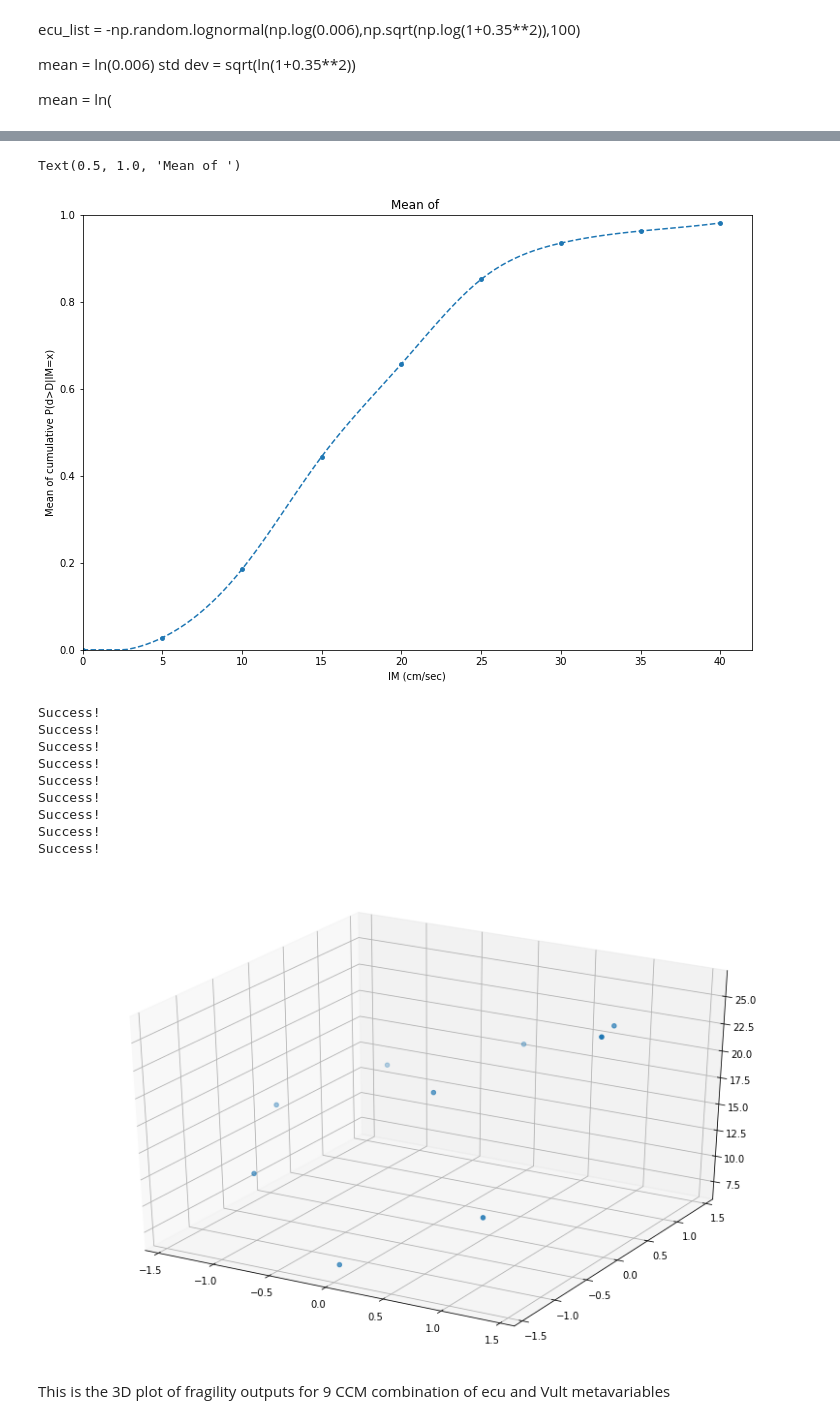
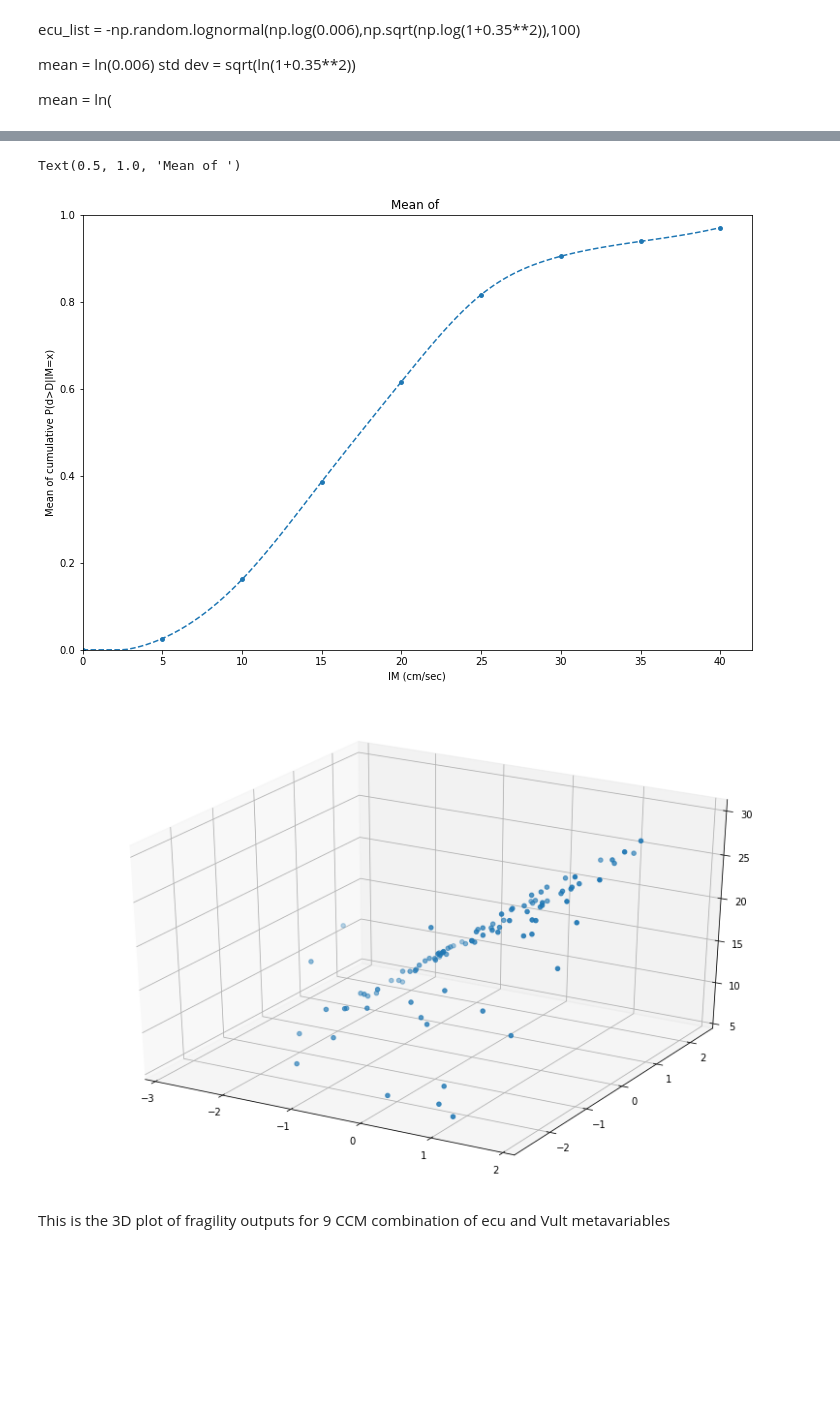
Before and after one commit to mtareqsoliman/msthesis, a Jupyter notebook: 100ML_10282022.ipynb, the cells around one changed output, grey strips where cells are left out. Cells and saved outputs as stored; diff of their text form; code cells hidden in the pictures; blank space fills up the shorter version.

```diff
--- a/100ML_10282022.ipynb
+++ b/100ML_10282022.ipynb
@@ -96,8 +84,8 @@ from scipy.interpolate import make_interp_spline
 
 fig, ax = plt.subplots(figsize=(12,8))
         # 100 points of x,    interpolation for the curve,                                                              clearing non-zeroes
-ax.plot(np.linspace(0,40,100),make_interp_spline(np.arange(0,45,5),np.mean(NLTHA9_pivot,axis=0))(np.linspace(0,40,100)).clip(0),linestyle='--')
-ax.scatter(np.arange(0,45,5),np.mean(NLTHA9_pivot,axis=0),s=15)
+ax.plot(np.linspace(0,40,100),make_interp_spline(np.arange(0,45,5),np.mean(NLTHA100_pivot,axis=0))(np.linspace(0,40,100)).clip(0),linestyle='--')
+ax.scatter(np.arange(0,45,5),np.mean(NLTHA100_pivot,axis=0),s=15)
 # do not forget to make the straight line between 0 and 5
 
 
@@ -108,16 +96,16 @@ ax.set_ylabel('Mean of cumulative P(d>D|IM=x)')   ## Mean or median?????????????
 ax.set_title('Mean of ') ### Title is not ready
 # %% [output]
 Text(0.5, 1.0, 'Mean of ')
-[figure, old version]
+[figure, new version]
 # %%
 
 ##pivot_numpy = np.concatenate((np.zeros(9)[:, np.newaxis], pivot_numpy), axis=1)
-ecu_9_alpha_frag, Vult_9_alpha_frag = zip(*NLTHA9_pivot.index.values)
-ecu_9_alpha_frag, Vult_9_alpha_frag = np.asarray(ecu_9_alpha_frag), np.asarray(Vult_9_alpha_frag)
+ecu_100_alpha_frag, Vult_100_alpha_frag = zip(*NLTHA100_pivot.index.values)
+ecu_100_alpha_frag, Vult_100_alpha_frag = np.asarray(ecu_100_alpha_frag), np.asarray(Vult_100_alpha_frag)
 
-result_9_list = []
-theta_9_list = []
-beta_9_list = []
+result_100_list = []
+theta_100_list = []
+beta_100_list = []
 
 IM = np.arange(0,45,5)
 fragility_table = pd.DataFrame(columns = ['0','5','10','15','20','25','30','35','40'])
@@ -130,54 +118,44 @@ def frag(thetabeta):
 
     return fun
 
-for i,ecu_i in enumerate(ecu_9_alpha_frag):
+for i,ecu_i in enumerate(ecu_100_alpha_frag):
     factor_list = np.array([0,5,10,15,20,25,30,35,40])
-    pcllps = NLTHA9_pivot.iloc[i]
+    pcllps = NLTHA100_pivot.iloc[i]
     nrcrds = 12
     ncllps = pcllps*nrcrds
 
     # starting guess
     theta, beta = 24,0.4
 
     # Bounds
     bnds = ((4, 50), (0.2, 1))
 
     thetabeta_start = [theta,beta]
 
     result = spo.minimize(frag,thetabeta_start,options={'disp': True},bounds=bnds)
 
     if result.success:
-        print("Success!", end = '\n')
         miny = result.x
         theta_mxlk = round(miny[0],2)
         beta_mxlk = round(miny[1],2)
-        theta_9_list.append(theta_mxlk)
-        beta_9_list.append(beta_mxlk)
+        theta_100_list.append(theta_mxlk)
+        beta_100_list.append(beta_mxlk)
 
         z_mxlk = -round(result.fun,2)
         z_list.append(z_mxlk)
         fragility_table.loc[i] = sp.norm.cdf(np.log(IM),np.log(theta_mxlk),beta_mxlk)
 
-theta_9_list = np.array(theta_9_list)
-beta_9_list = np.array(beta_9_list)
+theta_100_list = np.array(theta_100_list)
+beta_100_list = np.array(beta_100_list)
 
 fig = plt.figure(figsize =(14, 9))
 ax = plt.axes(projection ='3d')
 
 # Creating plot
-ax.scatter(ecu_9_alpha_frag, Vult_9_alpha_frag, theta_9_list)
+ax.scatter(ecu_100_alpha_frag, Vult_100_alpha_frag, theta_100_list)
 fig.show()
 # %% [output]
-Success!
-Success!
-Success!
-Success!
-Success!
-Success!
-Success!
-Success!
-Success!
-[figure, old version]
+[figure, new version]
 # %% [markdown]
 This is the 3D plot of fragility outputs for 9 CCM combination of ecu and Vult metavariables
 # %%
```
Also changed, not shown: parts of 14 cells of this notebook.
